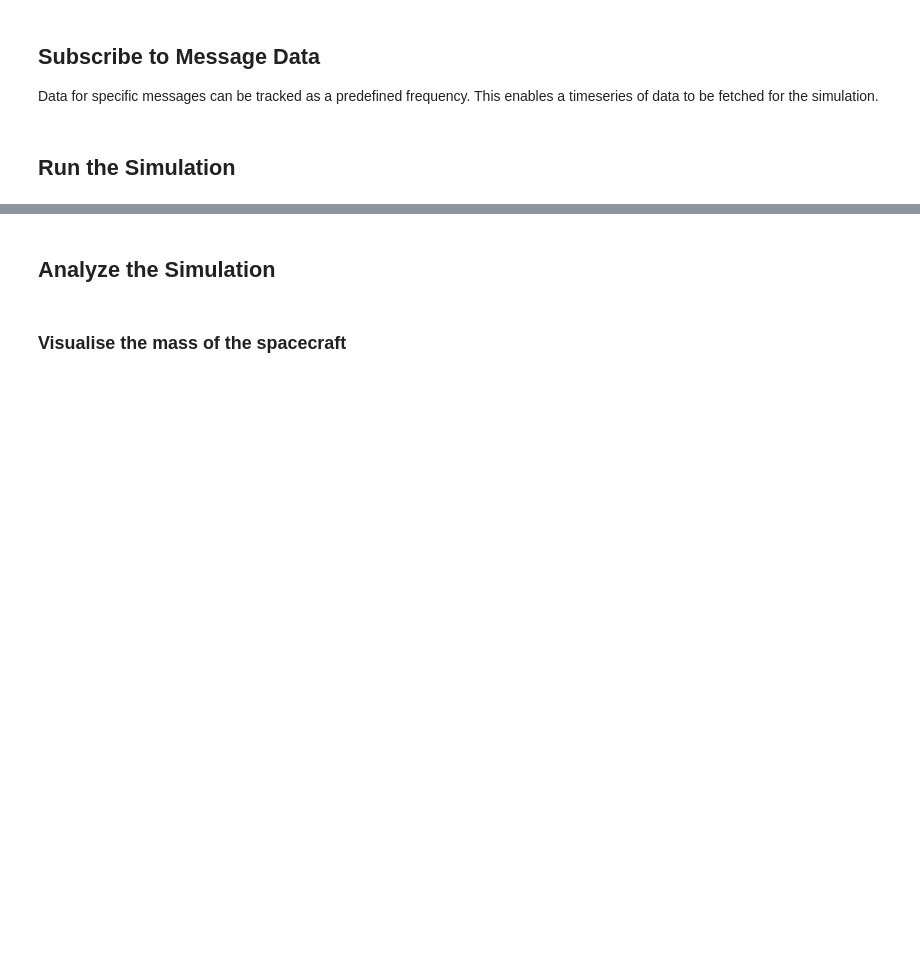
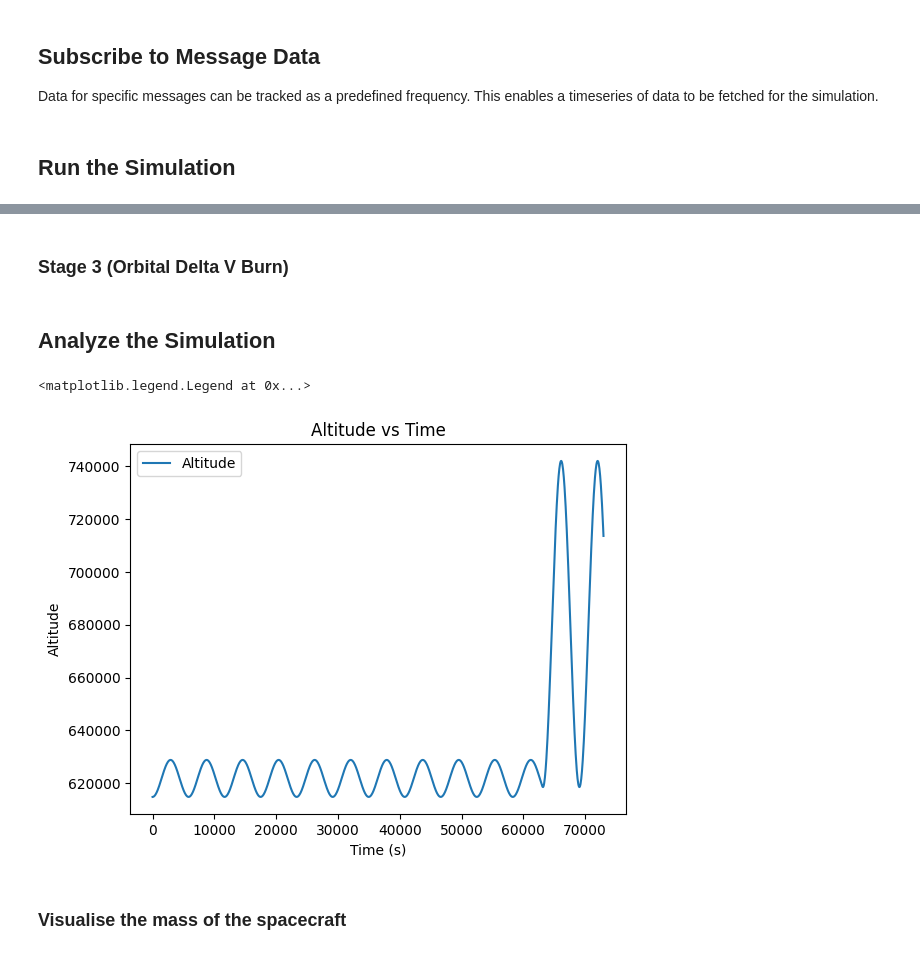
Before and after one commit to zendir-dev/zendir-py-examples, a Jupyter notebook: scenarios/day_in_the_life.ipynb, the cells around one changed output, grey strips where cells are left out. Cells and saved outputs as stored; diff of their text form; code cells hidden in the pictures; blank space fills up the shorter version.

```diff
--- a/scenarios/day_in_the_life.ipynb
+++ b/scenarios/day_in_the_life.ipynb
@@ -176,0 +177,2 @@ for spin_axis in [
+# %%
+accelerometer=spacecraft.add_child("Accelerometer")
@@ -489,0 +581,2 @@ Wall time: 27.8 s
+# %% [markdown]
+### Stage 3 (Orbital Delta V Burn)
@@ -492,3 +598,21 @@ Wall time: 27.8 s
+# %%
+# plot the attitude error with background shading for the operations mode
+import matplotlib.pyplot as plt
+
+df_alt = simulation.query_dataframe(spacecraft)
+#print(df_alt["GeodeticCoordinates_2"])
+
+
+
+fig, ax = plt.subplots()
+ax.plot(df_alt.loc[:, "Time"], df_alt.loc[:, "GeodeticCoordinates_2"], label="Altitude")
+ax.set_xlabel("Time (s)")
+ax.set_ylabel("Altitude")
+ax.set_title("Altitude vs Time")
+ax.legend()
+# %% [output]
+<matplotlib.legend.Legend at 0x...>
+[figure, added]
 # %% [markdown]
 ### Visualise the mass of the spacecraft
 # %%
```
Also changed, not shown: parts of 24 cells of this notebook.
